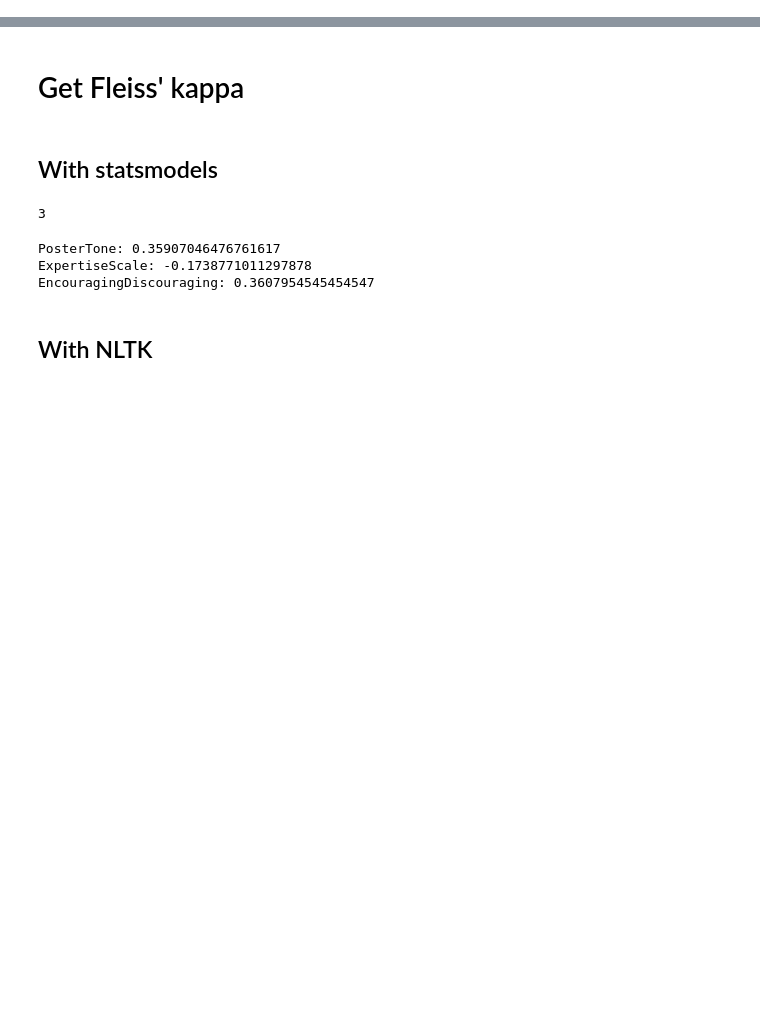
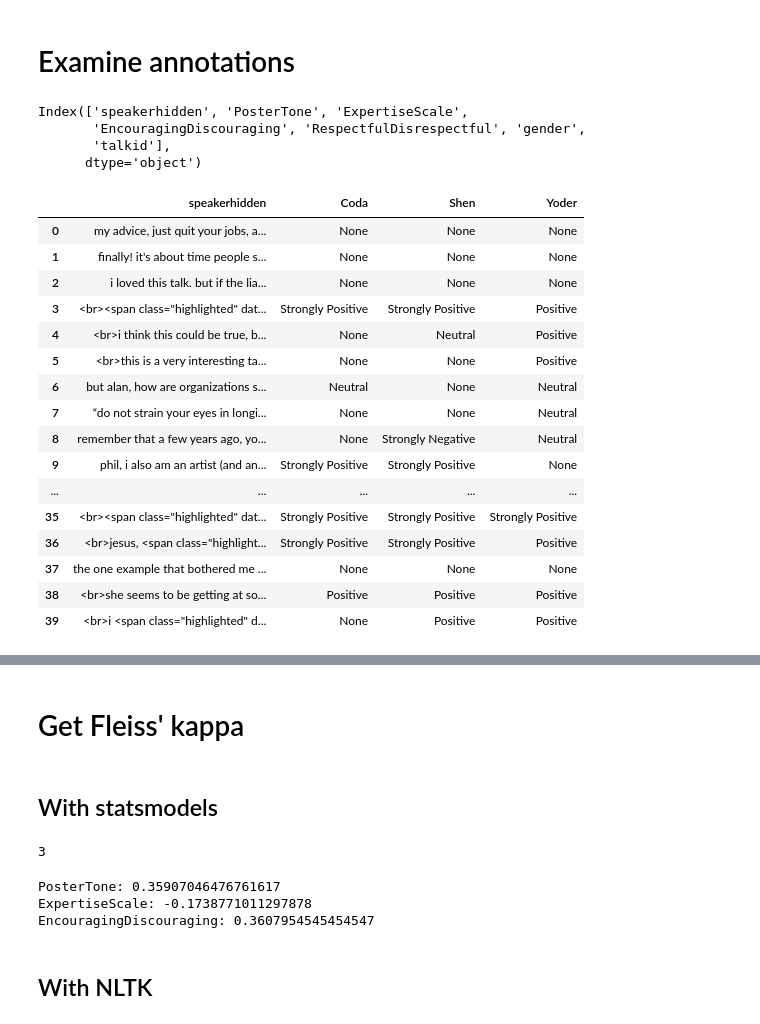
Before and after one commit to michaelmilleryoder/comp-ethics, a Jupyter notebook: jupyter/hw2.ipynb, the cells around one changed output, grey strips where cells are left out. Saved outputs shown, nothing was run; the diff lists cells and outputs as text; code cells hidden in the pictures; blank space fills up the shorter version.

```diff
--- a/jupyter/hw2.ipynb
+++ b/jupyter/hw2.ipynb
@@ -5,0 +8,15 @@ from statsmodels.stats.inter_rater import fleiss_kappa
+# %% [markdown]
+# Examine annotations
+# %%
+annotations = {}
+names = ['Coda', 'Shen', 'Yoder']
+for name in names:
+    annotations[name] = pd.read_csv(f'~/school/11-830/hw2/common1_{name}_annotated.csv') # For common1
+#     annotations[name] = pd.read_csv(f'~/school/11-830/hw2/common2_{name}_annotated.csv') # For common2
+
+annotations['Yoder'].columns
+# %% [output]
+Index(['speakerhidden', 'PosterTone', 'ExpertiseScale',
+       'EncouragingDiscouraging', 'RespectfulDisrespectful', 'gender',
+       'talkid'],
+      dtype='object')
@@ -5,0 +25,26 @@ from statsmodels.stats.inter_rater import fleiss_kappa
+# %%
+# col = 'ExpertiseScale'
+# col = 'EncouragingDiscouraging'
+col = 'PosterTone'
+cols = np.array([annotations['Yoder']['speakerhidden'].tolist()] + [annotations[name][col].tolist() for name in names]).T
+pd.DataFrame(cols, columns=['speakerhidden'] + [name for name in names])
+# for name in names:
+#     display(annotations[name].loc[:, ['speakerhidden', col]])
+# %% [output]
+|  | speakerhidden | Coda | Shen | Yoder |
+| 0 | my advice, just quit your jobs, a... | None | None | None |
+| 1 | finally! it's about time people s... | None | None | None |
+| 2 | i loved this talk. but if the lia... | None | None | None |
+| 3 | <br><span class="highlighted" dat... | Strongly Positive | Strongly Positive | Positive |
+| 4 | <br>i think this could be true, b... | None | Neutral | Positive |
+| 5 | <br>this is a very interesting ta... | None | None | Positive |
+| 6 | but alan, how are organizations s... | Neutral | None | Neutral |
+| 7 | “do not strain your eyes in longi... | None | None | Neutral |
+| 8 | remember that a few years ago, yo... | None | Strongly Negative | Neutral |
+| 9 | phil, i also am an artist (and an... | Strongly Positive | Strongly Positive | None |
+| ... | ... | ... | ... | ... |
+| 35 | <br><span class="highlighted" dat... | Strongly Positive | Strongly Positive | Strongly Positive |
+| 36 | <br>jesus, <span class="highlight... | Strongly Positive | Strongly Positive | Positive |
+| 37 | the one example that bothered me ... | None | None | None |
+| 38 | <br>she seems to be getting at so... | Positive | Positive | Positive |
+| 39 | <br>i <span class="highlighted" d... | None | Positive | Positive |
```
Also changed, not shown: parts of 10 cells of this notebook.
